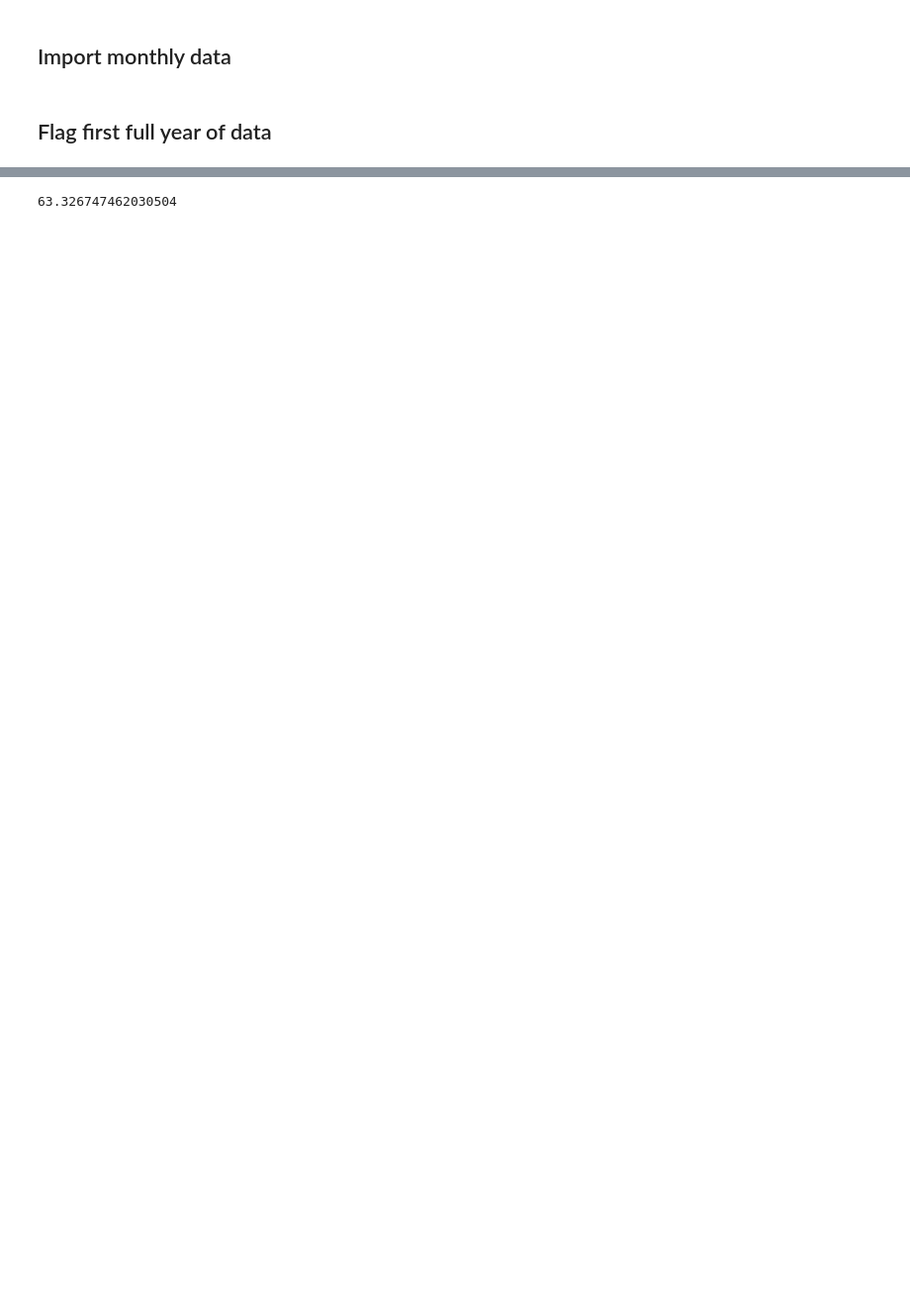
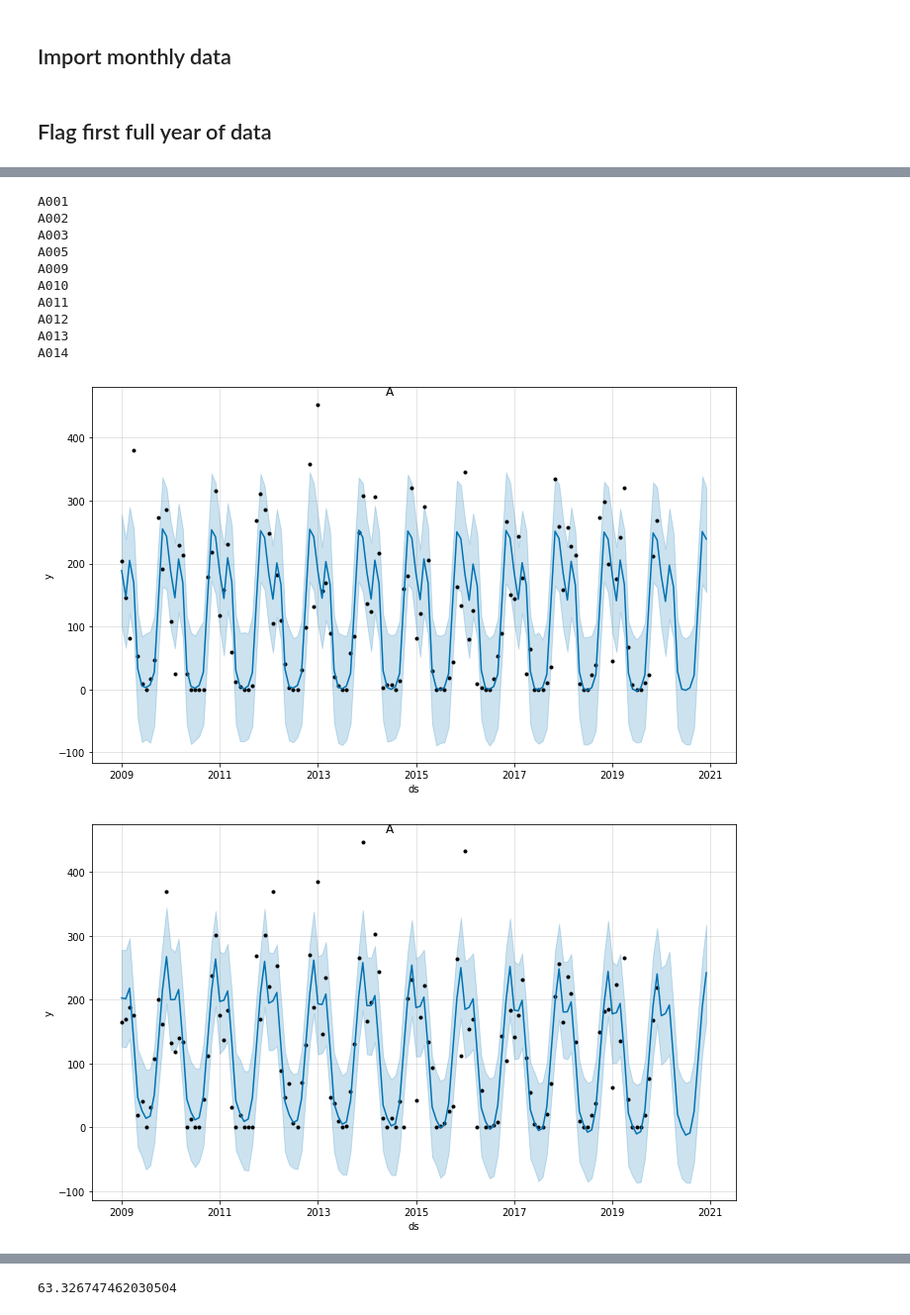
Before and after one commit to bragarods/agro, a Jupyter notebook: notebooks/colab_prophet.ipynb, the cells around one changed output, grey strips where cells are left out. Shown at 99% size. Drawn from its saved outputs; the diff is of its cells as text; code cells hidden in the pictures; blank space fills up the shorter version.

```diff
--- a/notebooks/colab_prophet.ipynb
+++ b/notebooks/colab_prophet.ipynb
@@ -62,9 +59,15 @@ df['flag_chuva_max_12m'] = np.where((~df['chuva_max_12m'].isna()) & (df['chuva_m
                                1,
                                0)
 
-min_year = df[df['flag_chuva_max_12m']==1].groupby('cd_estacao').agg(min_year=('date','min'))['min_year'].dt.year+1
+fl_year = df[df['flag_chuva_max_12m']==1].groupby('cd_estacao').agg(min_year=('date','min'),
+                                                                     max_year=('date','max'))
 
-df = pd.merge(df,min_year,how='left',left_on=df.cd_estacao,right_on=min_year.index)
+fl_year['min_year'] = fl_year['min_year'].dt.year+1
+fl_year['max_year'] = fl_year['max_year'].dt.year
+
+df = pd.merge(df,fl_year,how='left',left_on=df.cd_estacao,right_on=min_year.index)
 
 df.drop(columns='key_0', inplace=True)
+
+df2009 = df[(df['min_year'] <= 2009) & (df['max_year'] >= 2020) & (df.date >= '2009-01-01')]
 # %% [markdown]
@@ -109,7 +75,6 @@ from fbprophet import Prophet
 # %%
 # preparing data for Prophet
 
-strain = strain.reset_index().rename(columns={'date':'ds','chuva':'y'})
+strain = df2009.rename(columns={'date':'ds','chuva':'y'}).sort_values(['cd_estacao','ds']).reset_index(drop=True)
+
+strain = strain[strain['ds']<='2019-12-01']
-# %%
-m = Prophet()
-m.fit(strain)
@@ -144,0 +81,12 @@ plot_plotly(m, forecast)
+# %%
+dict_model = {}
+dff = pd.DataFrame([])
+
+for cd_estacao in strain.cd_estacao.unique()[0:10]:
+  m = Prophet()
+  m.fit(strain[strain.cd_estacao == cd_estacao])
+  dict_model[cd_estacao] = m
+  future = m.make_future_dataframe(periods=12, freq='MS')
+  forecast = m.predict(future)
+  forecast['cd_estacao'] = cd_estacao
+  dff = dff.append(forecast)
@@ -144,0 +116,21 @@ plot_plotly(m, forecast)
+# %%
+from fbprophet.plot import plot_plotly, plot_components_plotly
+
+#plot_plotly(dict_model['A003'], dff[dff['cd_estacao']=='A003'])
+for cd_estacao in dff.cd_estacao.unique():
+  print(cd_estacao)
+  fig = dict_model[cd_estacao].plot(dff[dff['cd_estacao']==cd_estacao])
+  fig.suptitle('A')
+# %% [output]
+A001
+A002
+A003
+A005
+A009
+A010
+A011
+A012
+A013
+A014
+[figure, added]
+[figure, added]
```
Also changed, not shown: parts of 20 cells of this notebook.
